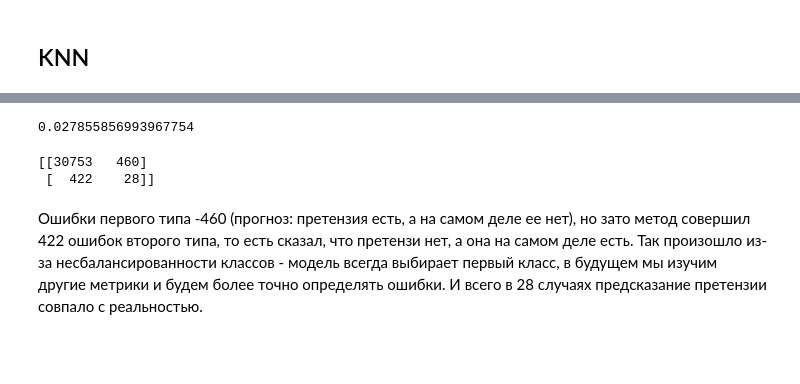
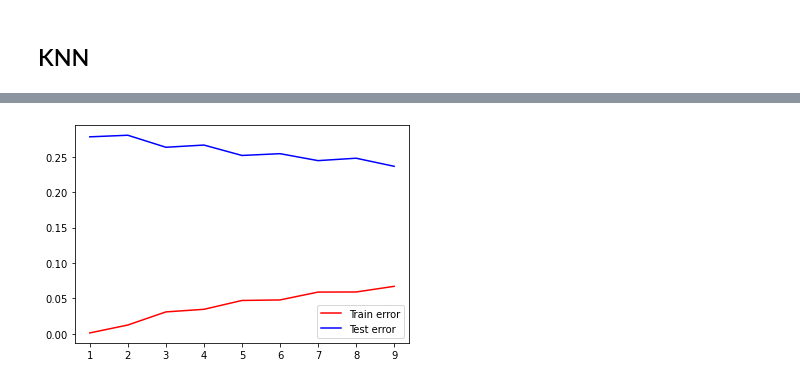
Before and after one commit to GoshanX/MachineLearningUNN, a Jupyter notebook: Claim prediction.ipynb, the cells around one changed output, grey strips where cells are left out. Drawn from its saved outputs; the diff is of its cells as text; code cells hidden in the pictures; blank space fills up the shorter version.

```diff
--- a/Claim prediction.ipynb
+++ b/Claim prediction.ipynb
@@ -440,6 +488,8 @@ print(data.shape)
 X = data.drop(('Claim'), axis = 1)
 y = data['Claim']
 y=y.astype('int')
+X['Distribution Channel'] = X['Distribution Channel'].astype('int')
+X['Agency Type'] = X['Agency Type'].astype('int')
 # %%
 print(X.shape)
 print(y.shape)
@@ -448,6 +498,6 @@ print(y.shape)
 (63326,)
 # %%
 
-X_train, X_test, y_train, y_test = train_test_split(X, y, test_size = 0.5, random_state = 79)
+X_train, X_test, y_train, y_test = train_test_split(X, y, test_size = 0.2, random_state = 1)
 # %% [markdown]
 Избавимся от несбалансированности в тестовой выборке
@@ -477,2 +504,8 @@ X_train, X_test, y_train, y_test = train_test_split(X, y, test_size = 0.5, rando
+# %%
+from imblearn.over_sampling import SMOTE
+
+smote = SMOTE()
+X_train, y_train = smote.fit_sample(X_train, y_train)
+X_test, y_test = smote.fit_sample(X_test, y_test)
 # %% [markdown]
 ## KNN
@@ -498,13 +512,20 @@ err_test = 1 - knn.score(X_test, y_test)
-# %%
-err_test
-# %% [output]
-0.027855856993967754
-# %%
-from sklearn.metrics import confusion_matrix
-
-print(confusion_matrix(y_test, y_test_predict))
-# %% [output]
-[[30753   460]
- [  422    28]]
-# %% [markdown]
-Ошибки первого типа -460 (прогноз: претензия есть, а на самом деле ее нет), но зато метод совершил 422 ошибок второго типа, то есть сказал, что претензи нет, а она на самом деле есть. Так произошло из-за несбалансированности классов - модель всегда выбирает первый класс, в будущем мы изучим другие метрики и будем более точно определять ошибки. И всего в 28 случаях предсказание претензии совпало с реальностью.
+# %%
+from sklearn import neighbors
+err_train = []
+err_test = []
+
+k_range = range(1, 10)
+for k in k_range:
+    knn_model = neighbors.KNeighborsClassifier(n_neighbors = k)
+    knn_model.fit(X_train, y_train)
+    y_pred      = knn_model.predict(X_train)
+    y_test_pred = knn_model.predict(X_test)
+    err_train.append(np.mean(y_train != y_pred))
+    err_test.append(np.mean(y_test != y_test_pred))
+# %%
+plt.plot(k_range, err_train, 'r',label="Train error")
+plt.plot(k_range, err_test, 'b',label="Test error")
+plt.legend()
+plt.show()
+# %% [output]
+[figure, added]
```
Also changed, not shown: parts of 75 cells of this notebook.
